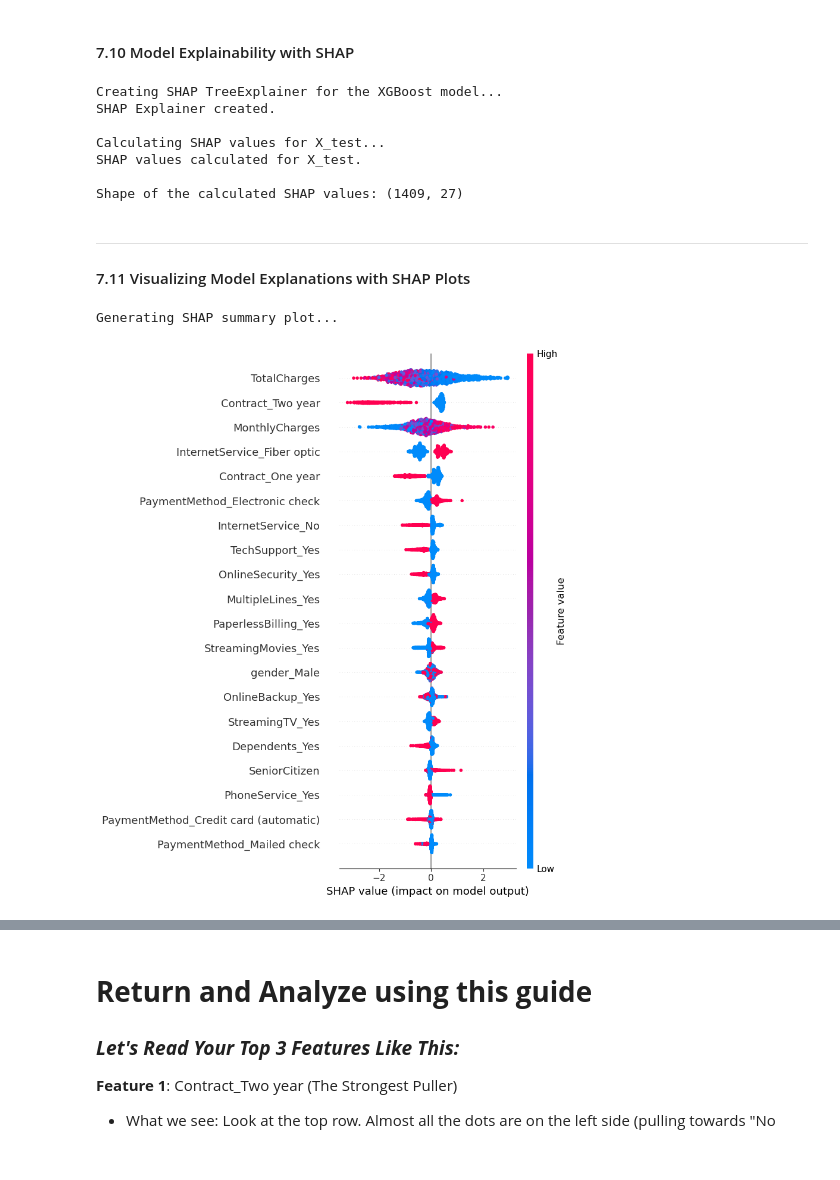
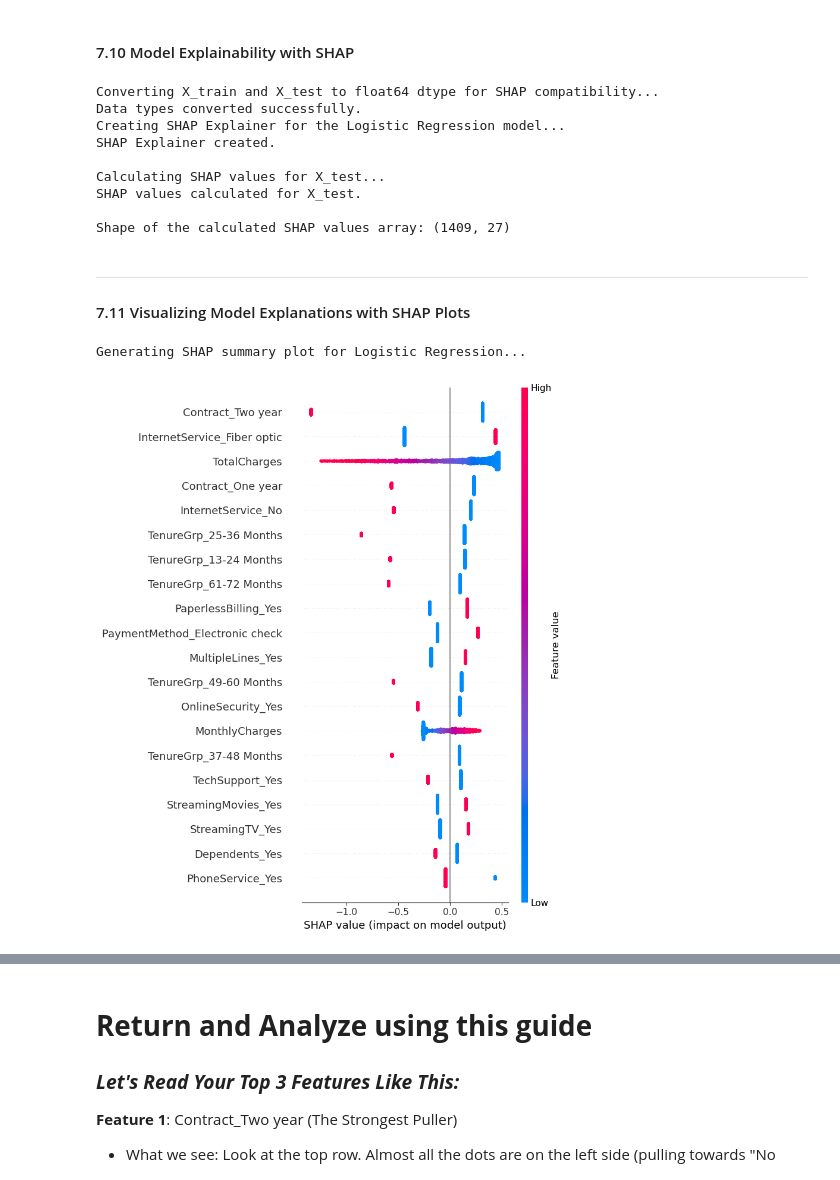
Before and after one commit to comaverick18/customer-churn-ai, a Jupyter notebook: notebooks/day-6-7-model_training_eval.ipynb, the cells around one changed output, grey strips where cells are left out. Cells and saved outputs as stored; diff of their text form; code cells hidden in the pictures.

Commit message:
Had to go back and hard reset to former version due to all the XGBoost errors. I am using LogReg for my model

```diff
--- a/notebooks/day-6-7-model_training_eval.ipynb
+++ b/notebooks/day-6-7-model_training_eval.ipynb
@@ -488,48 +488,51 @@ weighted avg       0.78      0.79      0.79      1409
 # %%
 import shap
 
-# X_test is a Pandas DataFrame and will help SHAP automatically use your feature names
-# for plots
 
-# 1. Create a SHAP explainer object for your XGBoost model
-# Initialize TreeExplainer because it is efficient for tree-based models like XGBoost.
-print("Creating SHAP TreeExplainer for the XGBoost model...")
-explainer_xgb = shap.TreeExplainer(xgb_model)
+# --- Step 1: Create copies of data with a consistent numerical dtype for SHAP ---
+# converting all columns, including booleans, to a float type.
+print("Converting X_train and X_test to float64 dtype for SHAP compatibility...")
+X_train_shap = X_train.astype(np.float64)
+X_test_shap = X_test.astype(np.float64)
+print("Data types converted successfully.")
+
+# 2. Create a SHAP explainer object for your Logistic Regression model
+# Initialize the general-purpose shap.Explainer, pass it the model and a "background"
+# dataset (X_train) to learn expected values from.
+
+print("Creating SHAP Explainer for the Logistic Regression model...")
+explainer_log_reg = shap.Explainer(log_reg_model, X_train_shap)
 print("SHAP Explainer created.")
 
 # 2. Calculate SHAP values for your test set (X_test)
 # This can take a bit of time for larger datasets or many features.
 print("\nCalculating SHAP values for X_test...")
-shap_values_xgb_test = explainer_xgb.shap_values(X_test)
+shap_values_log_reg = explainer_log_reg(X_test_shap)
 print("SHAP values calculated for X_test.")
 
-# For binary classification with TreeExplainer, shap_values might be a single array
-# representing the SHAP values for the positive class, or it might be a list of two arrays
-# (one for each class). We often focus on the positive class (Churn=1).
-# If shap_values_xgb_test is a list of two arrays, we usually take the second one (for class 1).
-# If xgb_model.predict_proba returns two columns, shap_values often has two components.
-# Let's check the type/shape if needed later. For now, this is the standard call.
-
-#Check the shape of the output. It should be (number_of_samples, number_of_features).
-print(f"\nShape of the calculated SHAP values: {shap_values_xgb_test.shape}")
+# Check the shape of the output. The shap_values_log_reg object is a special SHAP object.
+# We can access the values via .values
+print(f"\nShape of the calculated SHAP values array: {shap_values_log_reg.values.shape}")
 # %% [output]
-Creating SHAP TreeExplainer for the XGBoost model...
+Converting X_train and X_test to float64 dtype for SHAP compatibility...
+Data types converted successfully.
+Creating SHAP Explainer for the Logistic Regression model...
 SHAP Explainer created.
 
 Calculating SHAP values for X_test...
 SHAP values calculated for X_test.
 
-Shape of the calculated SHAP values: (1409, 27)
+Shape of the calculated SHAP values array: (1409, 27)
 # %% [markdown]
 ---
 #### 7.11 Visualizing Model Explanations with SHAP Plots
 # %%
 # 3. Generate a SHAP summary plot to see global feature importance
 # This plot will rank features and show the impact of their values on predictions.
-print("Generating SHAP summary plot...")
-shap.summary_plot(shap_values_xgb_test, X_test)
+print("\nGenerating SHAP summary plot for Logistic Regression...")
+shap.summary_plot(shap_values_log_reg, X_test_shap)
 # %% [output]
-Generating SHAP summary plot...
+Generating SHAP summary plot for Logistic Regression...
-[figure, old version]
+[figure, new version]
 # %% [markdown]
 ##### Inititial Analysis:
```
Also changed, not shown: parts of 3 cells of this notebook, 2 other files.
